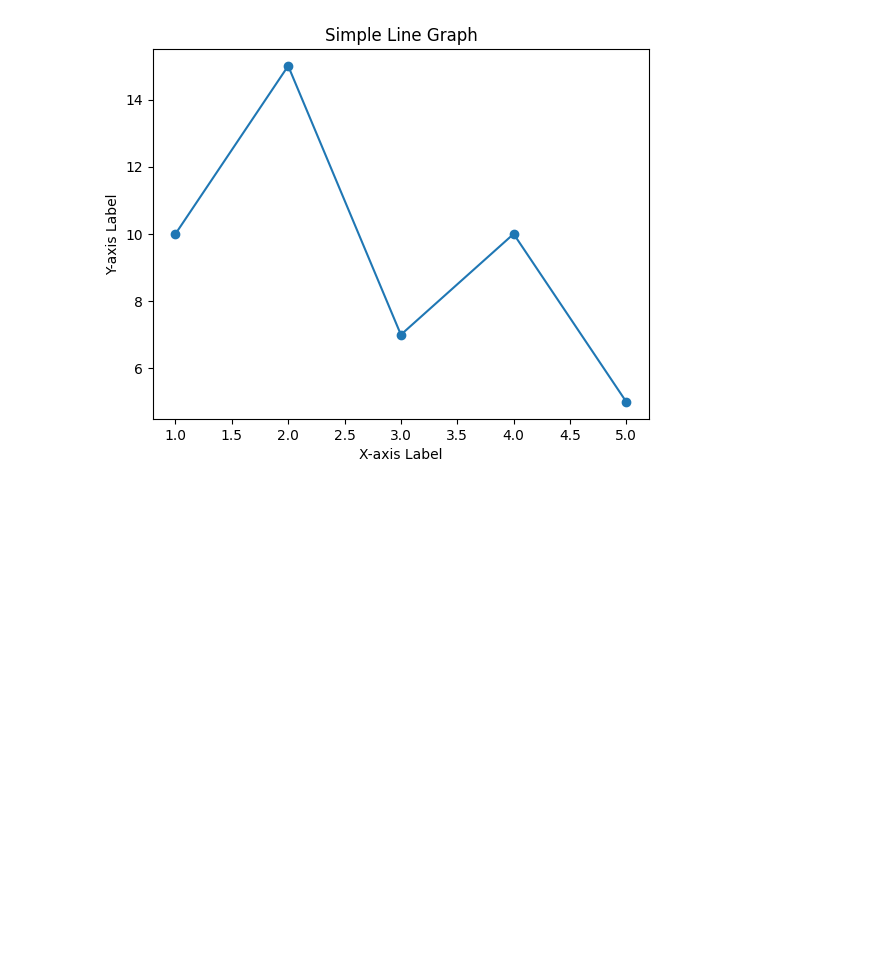
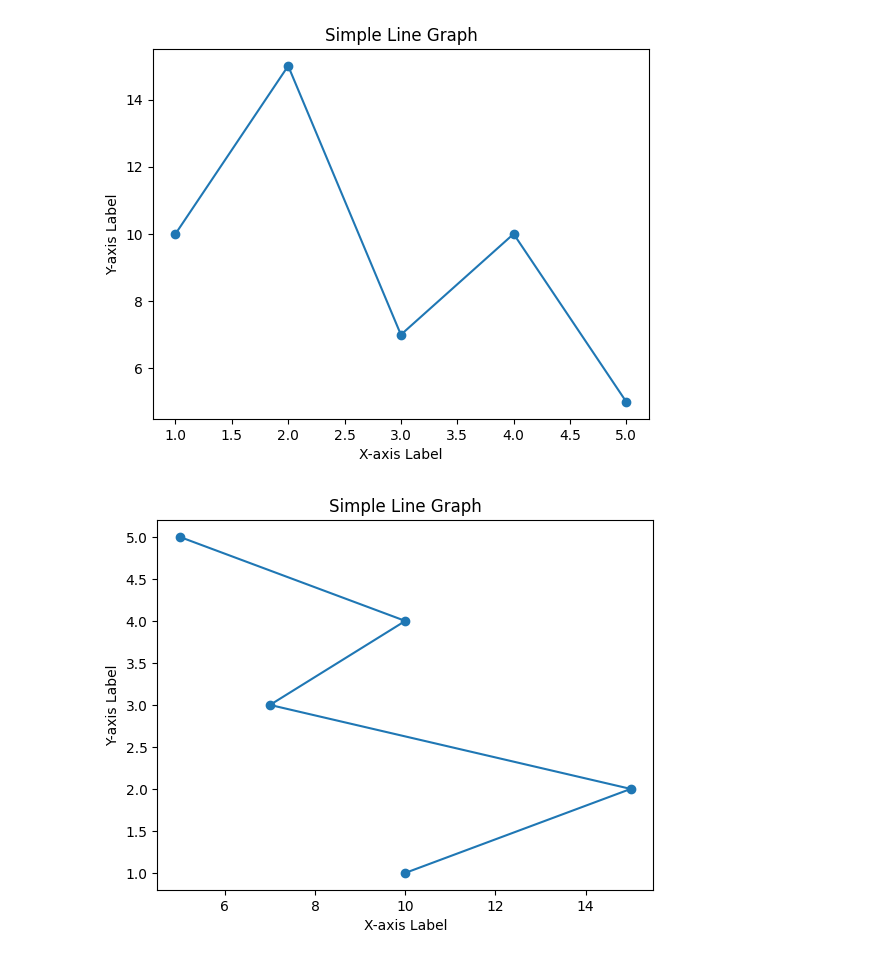
Before and after one commit to itshttp/vscode_project, a Jupyter notebook: Jupyter_0001_test.ipynb, the cells around one changed output. Drawn from its saved outputs; the diff is of its cells as text; code cells hidden in the pictures; blank space fills up the shorter version.

```diff
--- a/Jupyter_0001_test.ipynb
+++ b/Jupyter_0001_test.ipynb
@@ -33,3 +33,23 @@ plt.title('Simple Line Graph')
 plt.show()
 # %% [output]
 [figure]
+# %%
+import matplotlib.pyplot as plt
+
+# Sample data
+x = [10, 15, 7, 10, 5]
+
+y = [1, 2, 3, 4, 5]
+
+# Create a line plot
+plt.plot(x, y, marker='o')
+
+# Add labels and title
+plt.xlabel('X-axis Label')
+plt.ylabel('Y-axis Label')
+plt.title('Simple Line Graph')
+
+# Display the plot
+plt.show()
+# %% [output]
+[figure, added]
```
